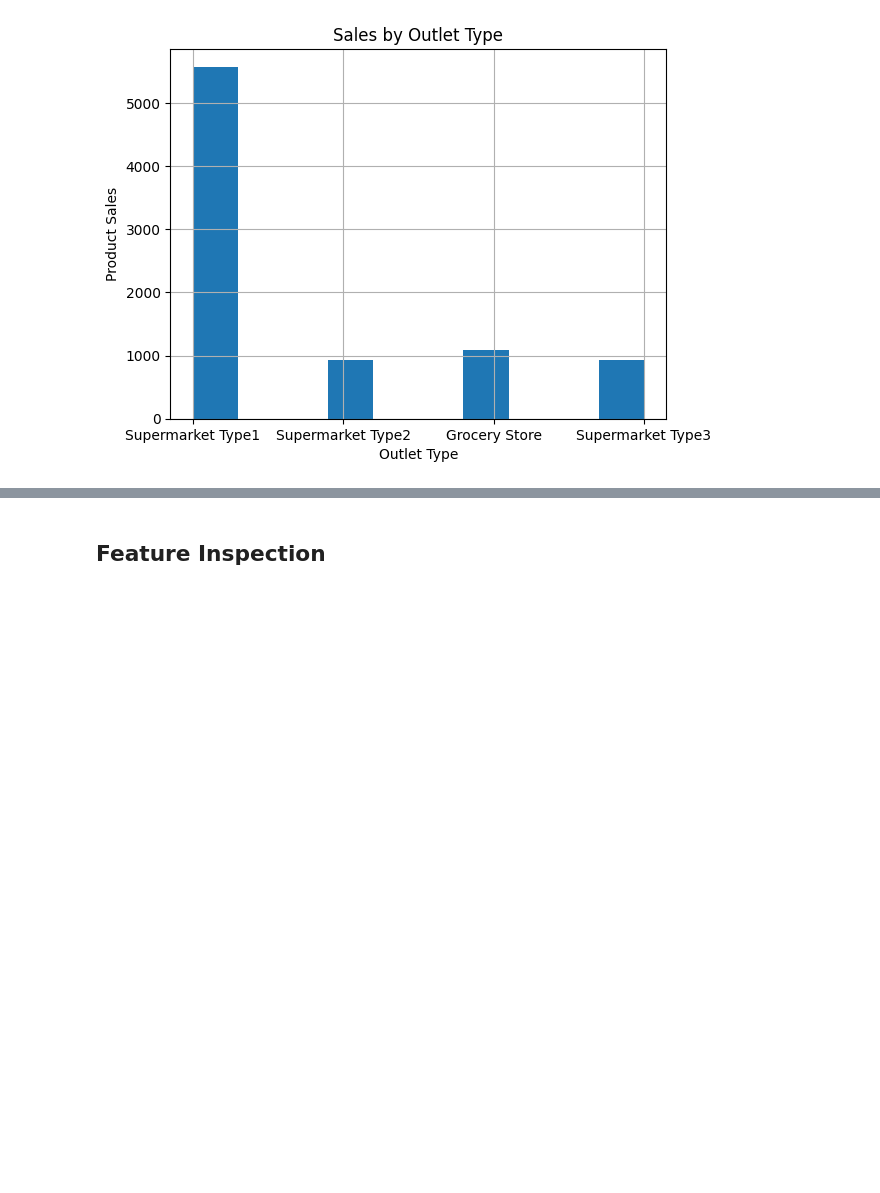
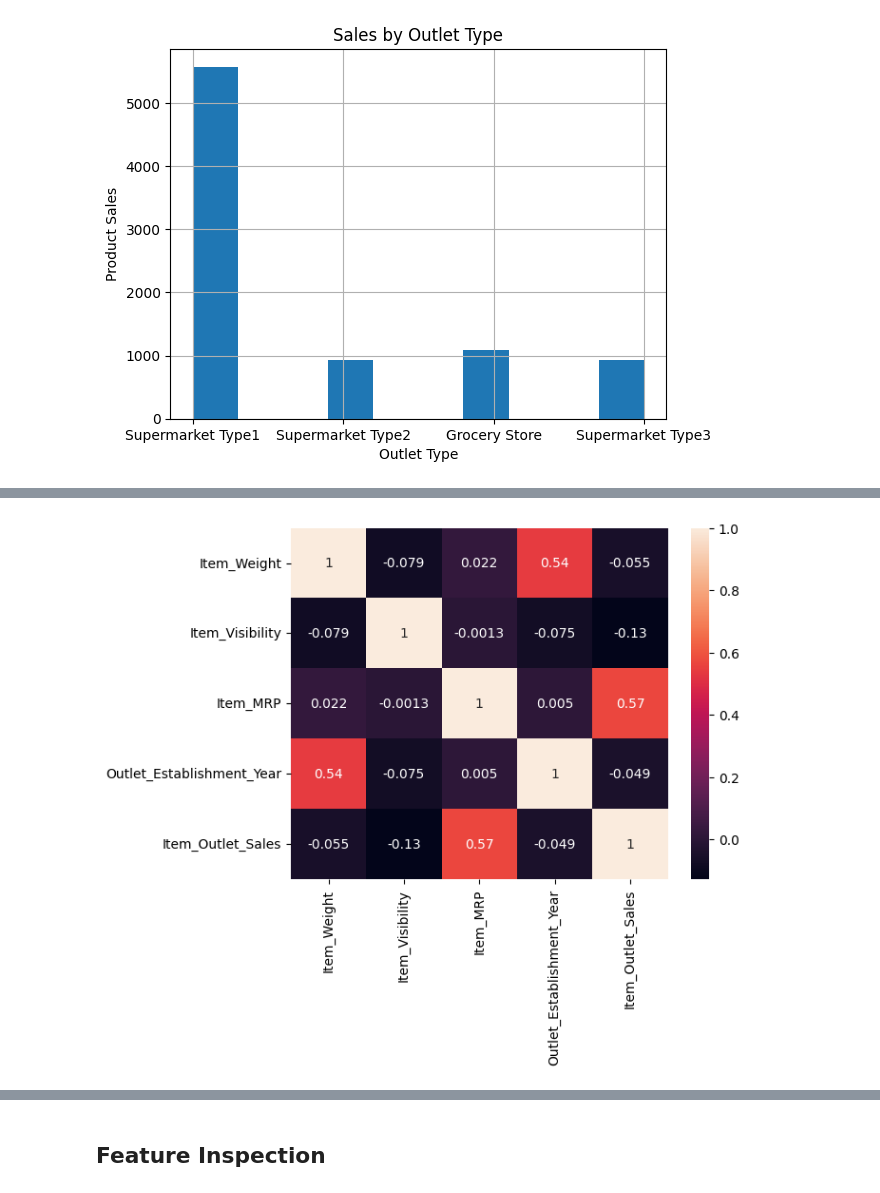
Before and after one commit to donmarcolaureano/predictionofproductsales, a Jupyter notebook: PredictionOfProductSales.ipynb, the cells around one changed output, grey strips where cells are left out. Drawn from its saved outputs; the diff is of its cells as text; code cells hidden in the pictures; blank space fills up the shorter version.

```diff
--- a/PredictionOfProductSales.ipynb
+++ b/PredictionOfProductSales.ipynb
@@ -307,3 +307,7 @@ ax.set_xlabel('Outlet Type')
 ax.set_ylabel('Product Sales');
 # %% [output]
 [figure]
+# %%
+# heatmap correlations
+corr = df_sales_predictions.corr(numeric_only=True)
+corr.round(2)
@@ -309,0 +321,5 @@ ax.set_ylabel('Product Sales');
+# %%
+#heatmap
+sns.heatmap(corr, annot = True);
+# %% [output]
+[figure, added]
```
Also changed, not shown: parts of 2 cells of this notebook.
